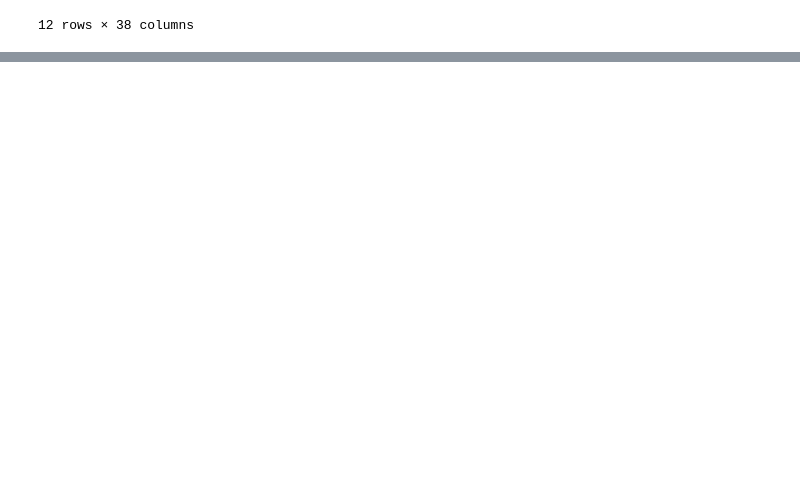
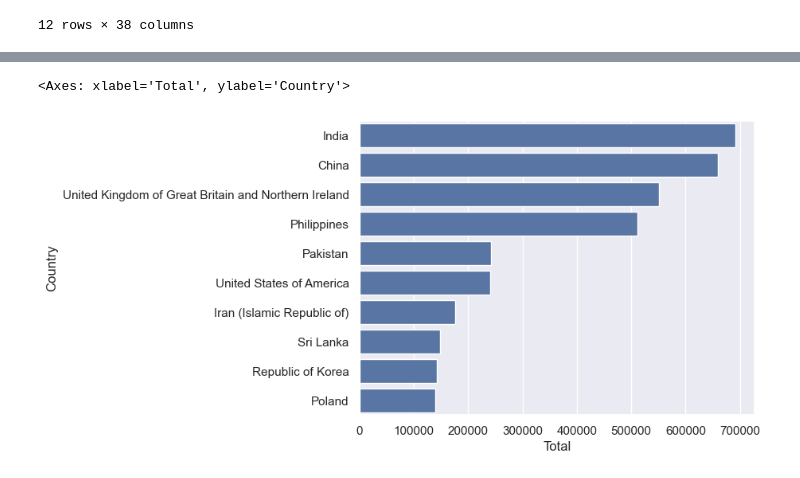
Before and after one commit to RenatoTakaoka/DataScience, a Jupyter notebook: 2 - Graficos/graficos/models/Imigrantes.ipynb, the cells around one changed output, grey strips where cells are left out. Saved outputs shown, nothing was run; the diff lists cells and outputs as text; code cells hidden in the pictures; blank space fills up the shorter version.

```diff
--- a/2 - Graficos/graficos/models/Imigrantes.ipynb
+++ b/2 - Graficos/graficos/models/Imigrantes.ipynb
@@ -292,0 +326,4 @@ ax.yaxis.set_tick_params(labelsize='12')
+# %%
+sns.set_theme()
+# %%
+top10 = df.sort_values(by='Total', ascending=False).head(10)
@@ -292,0 +351,5 @@ ax.yaxis.set_tick_params(labelsize='12')
+# %%
+sns.barplot(data=top10, x='Total', y=top10.index, orient='h')
+# %% [output]
+<Axes: xlabel='Total', ylabel='Country'>
+[figure, added]
```
Also changed, not shown: parts of 27 cells of this notebook, 3 other files.
